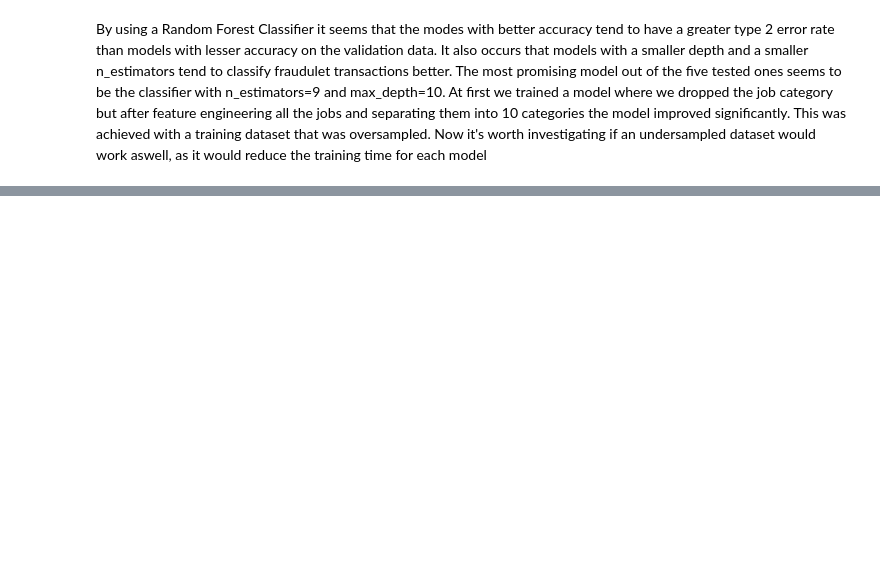
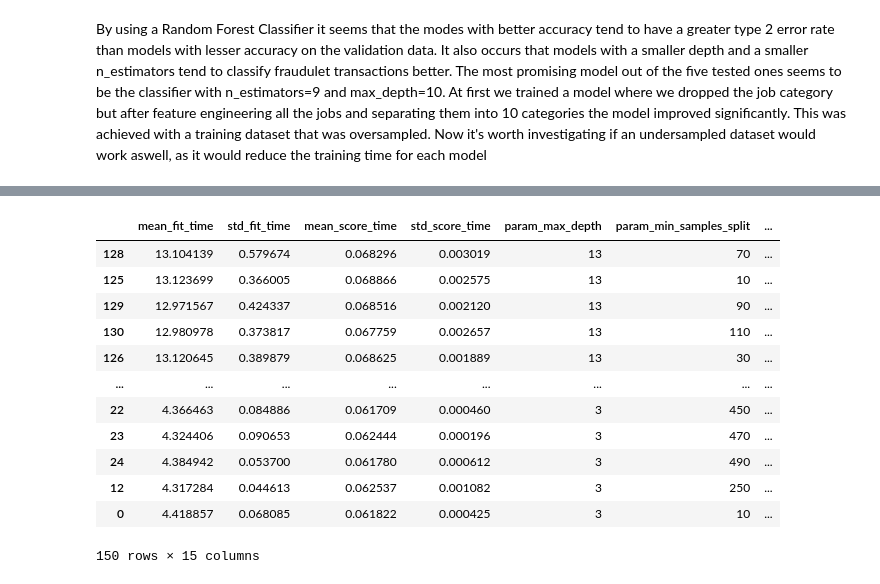
Before and after one commit to maarekarmenoras/IDS-project, a Jupyter notebook: project_file.ipynb, the cells around one changed output, grey strips where cells are left out. Cells and saved outputs as stored; diff of their text form; code cells hidden in the pictures; blank space fills up the shorter version.

```diff
--- a/project_file.ipynb
+++ b/project_file.ipynb
@@ -563,0 +539,17 @@ tree.plot_tree(tree2)
+# %%
+dt_results = pd.DataFrame(grid_search.cv_results_).sort_values(by='rank_test_score')
+dt_results
+# %% [output]
+|  | mean_fit_time | std_fit_time | mean_score_time | std_score_time | param_max_depth | param_min_samples_split | ... |
+| 128 | 13.104139 | 0.579674 | 0.068296 | 0.003019 | 13 | 70 | ... |
+| 125 | 13.123699 | 0.366005 | 0.068866 | 0.002575 | 13 | 10 | ... |
+| 129 | 12.971567 | 0.424337 | 0.068516 | 0.002120 | 13 | 90 | ... |
+| 130 | 12.980978 | 0.373817 | 0.067759 | 0.002657 | 13 | 110 | ... |
+| 126 | 13.120645 | 0.389879 | 0.068625 | 0.001889 | 13 | 30 | ... |
+| ... | ... | ... | ... | ... | ... | ... | ... |
+| 22 | 4.366463 | 0.084886 | 0.061709 | 0.000460 | 3 | 450 | ... |
+| 23 | 4.324406 | 0.090653 | 0.062444 | 0.000196 | 3 | 470 | ... |
+| 24 | 4.384942 | 0.053700 | 0.061780 | 0.000612 | 3 | 490 | ... |
+| 12 | 4.317284 | 0.044613 | 0.062537 | 0.001082 | 3 | 250 | ... |
+| 0 | 4.418857 | 0.068085 | 0.061822 | 0.000425 | 3 | 10 | ... |
+150 rows × 15 columns
```
Also changed, not shown: parts of 26 cells of this notebook.
